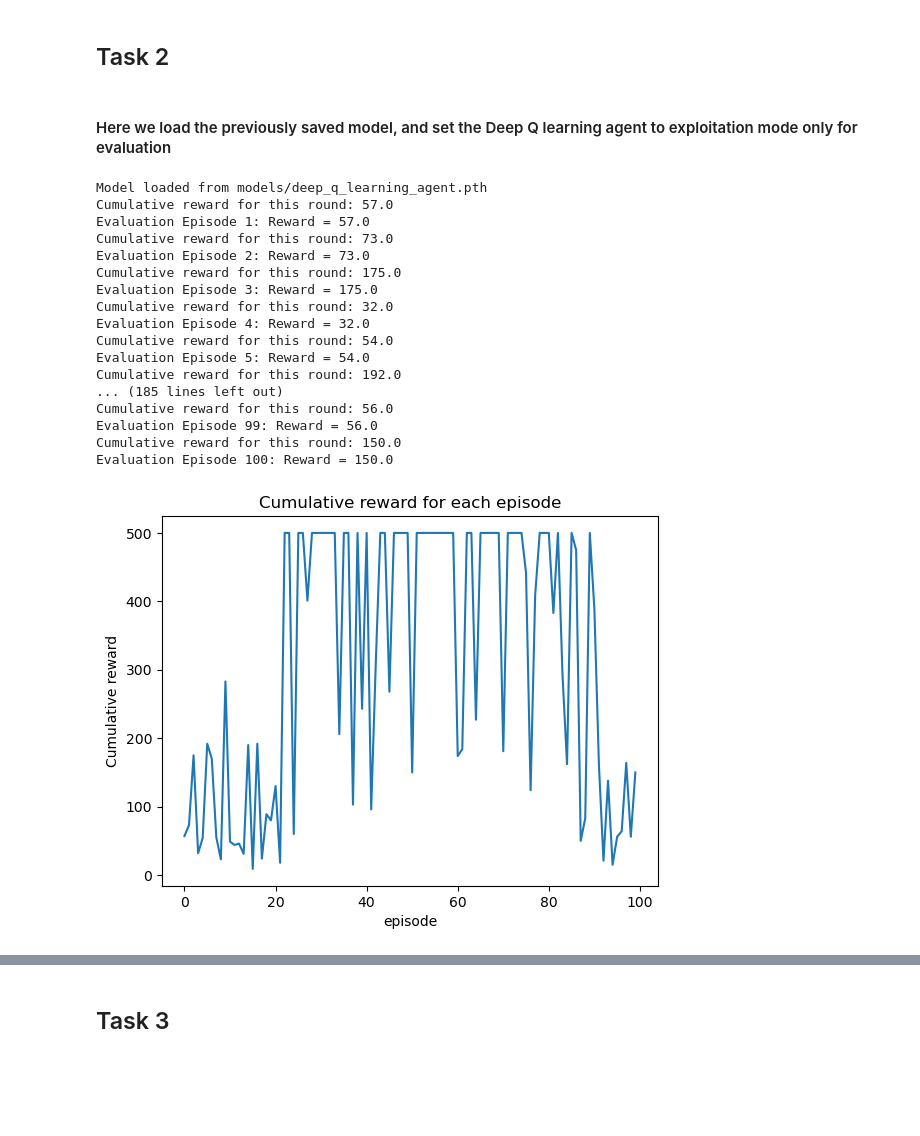
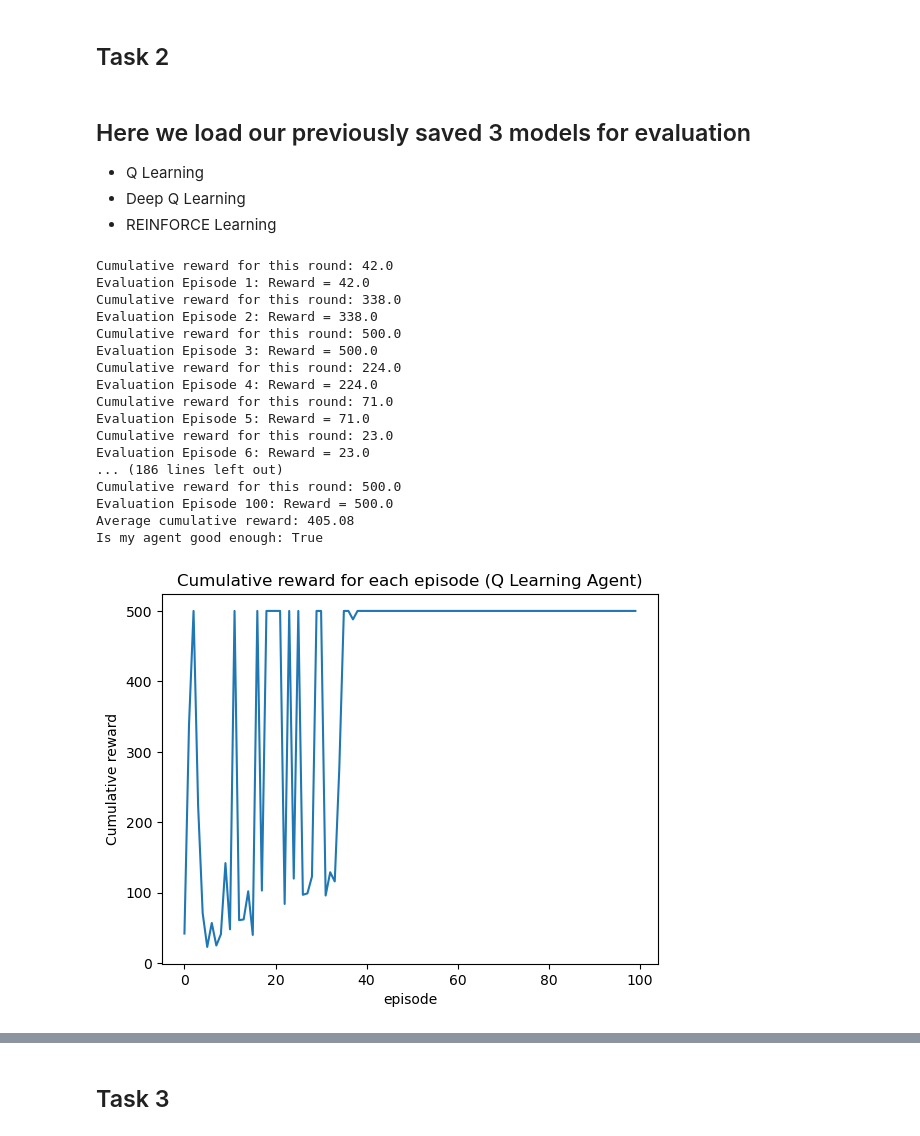
Before and after one commit to pehz0007/SC3000, a Jupyter notebook: lab.ipynb, the cells around one changed output, grey strips where cells are left out. Cells and saved outputs as stored; diff of their text form; code cells hidden in the pictures; blank space fills up the shorter version.

Commit message:
updated evaluation function

```diff
--- a/lab.ipynb
+++ b/lab.ipynb
@@ -38,9 +38,9 @@ import matplotlib
 import matplotlib.pyplot as plt
 %matplotlib inline
 
-def show_result(episode_results):
+def show_result(episode_results, title=''):
     plt.plot(episode_results)
-    plt.title('Cumulative reward for each episode')
+    plt.title('Cumulative reward for each episode ({})'.format(title))
     plt.ylabel('Cumulative reward')
     plt.xlabel('episode')
     plt.show()
@@ -80,7 +80,7 @@ class Agent:
         self.cumulative_reward = 0
 
 
-def run_episode(env, agent: Agent, show_video=False):
+def run_episode(env, agent: Agent, show_video=False, evaluation = False):
     observation, info = env.reset()
     cumulative_reward = 0
     while True:
@@ -88,7 +88,8 @@ def run_episode(env, agent: Agent, show_video=False):
         new_observation, reward, terminated, truncated, info  = env.step(action)
         if terminated:
             reward = -1
-        agent.reward(reward, action, observation, new_observation)
+        if evaluation:
+            agent.reward(reward, action, observation, new_observation)
         observation = new_observation
         if terminated or truncated:
             observation, info = env.reset()
@@ -379,7 +396,7 @@ class DeepQLearningAgent(Agent):
     def reward(self, immediate_reward, prev_action, prev_observation, new_observation):
         super().reward(immediate_reward, prev_action, prev_observation, new_observation)
         self.memory.append((prev_observation, prev_action, immediate_reward, new_observation))
-        if len(self.memory) >= 1000:
+        if len(self.memory) >= 1000 and self.epsilon != 0.0:
             self.replay_experience()
 
     def replay_experience(self):
@@ -659,36 +676,52 @@ Action: 0
 # %% [markdown]
 <H2> Task 2
 # %% [markdown]
-<H4> Here we load the previously saved model, and set the Deep Q learning agent to exploitation mode only for evaluation
+## Here we load our previously saved 3 models for evaluation
+- Q Learning
+- Deep Q Learning
+- REINFORCE Learning
 # %%
+# Evaluation for Q Learning Agent
+evaluation_results = []
+for i in range(100):
+    cumulative_reward = run_episode(env, qlearning_agent, evaluation=True)
+    evaluation_results.append(cumulative_reward)
+    print(f"Evaluation Episode {i+1}: Reward = {cumulative_reward}")
+
+print("Average cumulative reward: " + str(np.mean(evaluation_results)))
+print("Is my agent good enough: " + str(np.mean(evaluation_results) > 195))
+show_result(evaluation_results, "Q Learning Agent")
+
+
+# Evaluation for Deep Q Learning Agent
 deep_q_learning_agent.load_model("models/deep_q_learning_agent.pth")
 deep_q_learning_agent.set_evaluation_mode()
 
 evaluation_results = []
 for i in range(100):
-    cumulative_reward = run_episode(env, deep_q_learning_agent)
+    cumulative_reward = run_episode(env, deep_q_learning_agent, evaluation=True)
     evaluation_results.append(cumulative_reward)
     print(f"Evaluation Episode {i+1}: Reward = {cumulative_reward}")
 
-show_result(evaluation_results)
 print("Average cumulative reward: " + str(np.mean(evaluation_results)))
 print("Is my agent good enough: " + str(np.mean(evaluation_results) > 195))
+show_result(evaluation_results, "Deep Q Learning Agent")
 # %% [output]
-Model loaded from models/deep_q_learning_agent.pth
-Cumulative reward for this round: 57.0
-Evaluation Episode 1: Reward = 57.0
-Cumulative reward for this round: 73.0
-Evaluation Episode 2: Reward = 73.0
-Cumulative reward for this round: 175.0
-Evaluation Episode 3: Reward = 175.0
-Cumulative reward for this round: 32.0
-Evaluation Episode 4: Reward = 32.0
-Cumulative reward for this round: 54.0
-Evaluation Episode 5: Reward = 54.0
-Cumulative reward for this round: 192.0
-... (185 lines left out)
-Cumulative reward for this round: 56.0
-Evaluation Episode 99: Reward = 56.0
-Cumulative reward for this round: 150.0
-Evaluation Episode 100: Reward = 150.0
+Cumulative reward for this round: 42.0
+Evaluation Episode 1: Reward = 42.0
+Cumulative reward for this round: 338.0
+Evaluation Episode 2: Reward = 338.0
+Cumulative reward for this round: 500.0
+Evaluation Episode 3: Reward = 500.0
+Cumulative reward for this round: 224.0
+Evaluation Episode 4: Reward = 224.0
+Cumulative reward for this round: 71.0
+Evaluation Episode 5: Reward = 71.0
+Cumulative reward for this round: 23.0
+Evaluation Episode 6: Reward = 23.0
+... (186 lines left out)
+Cumulative reward for this round: 500.0
+Evaluation Episode 100: Reward = 500.0
+Average cumulative reward: 405.08
+Is my agent good enough: True
-[figure, old version]
+[figure, new version]
```
Also changed, not shown: parts of 10 cells of this notebook.
